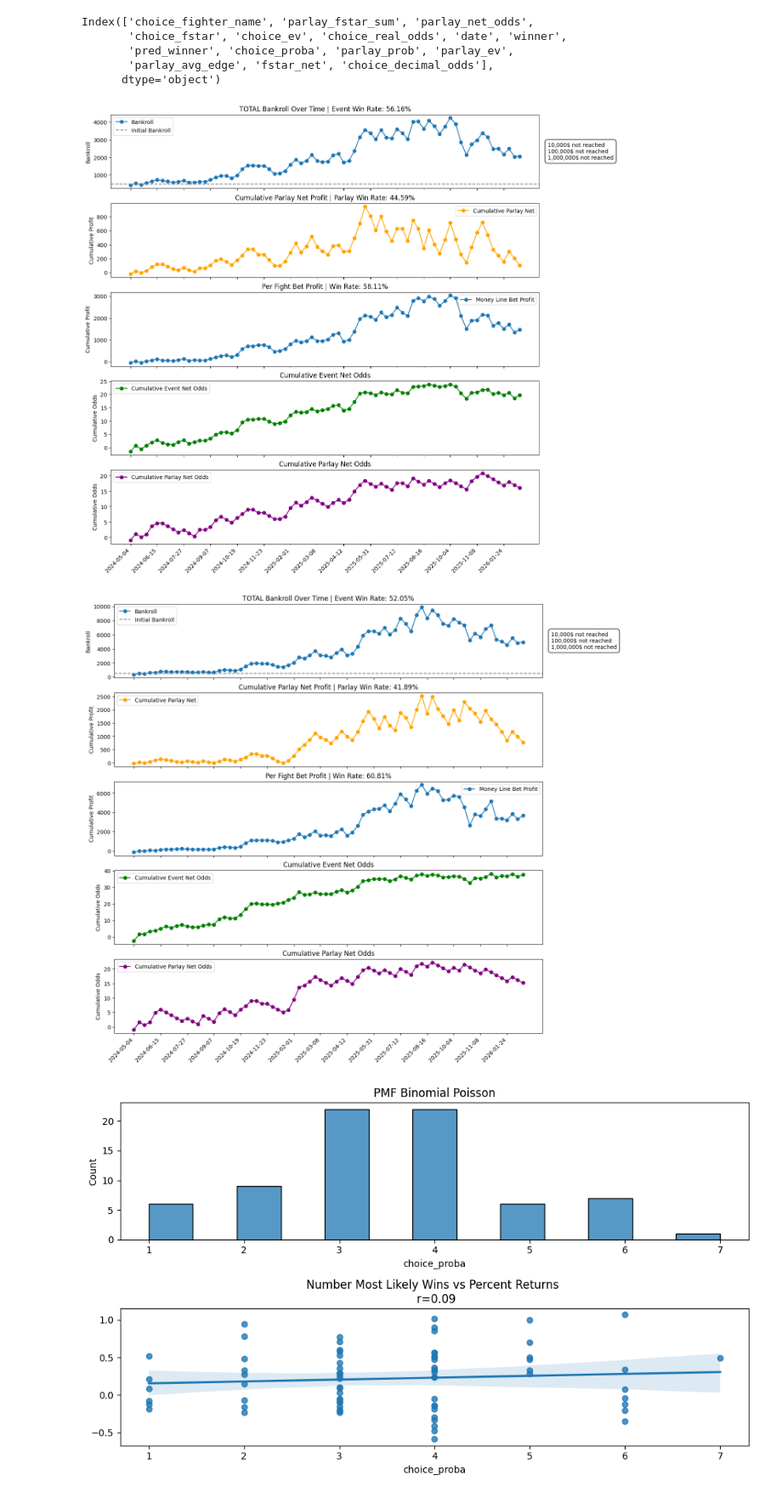
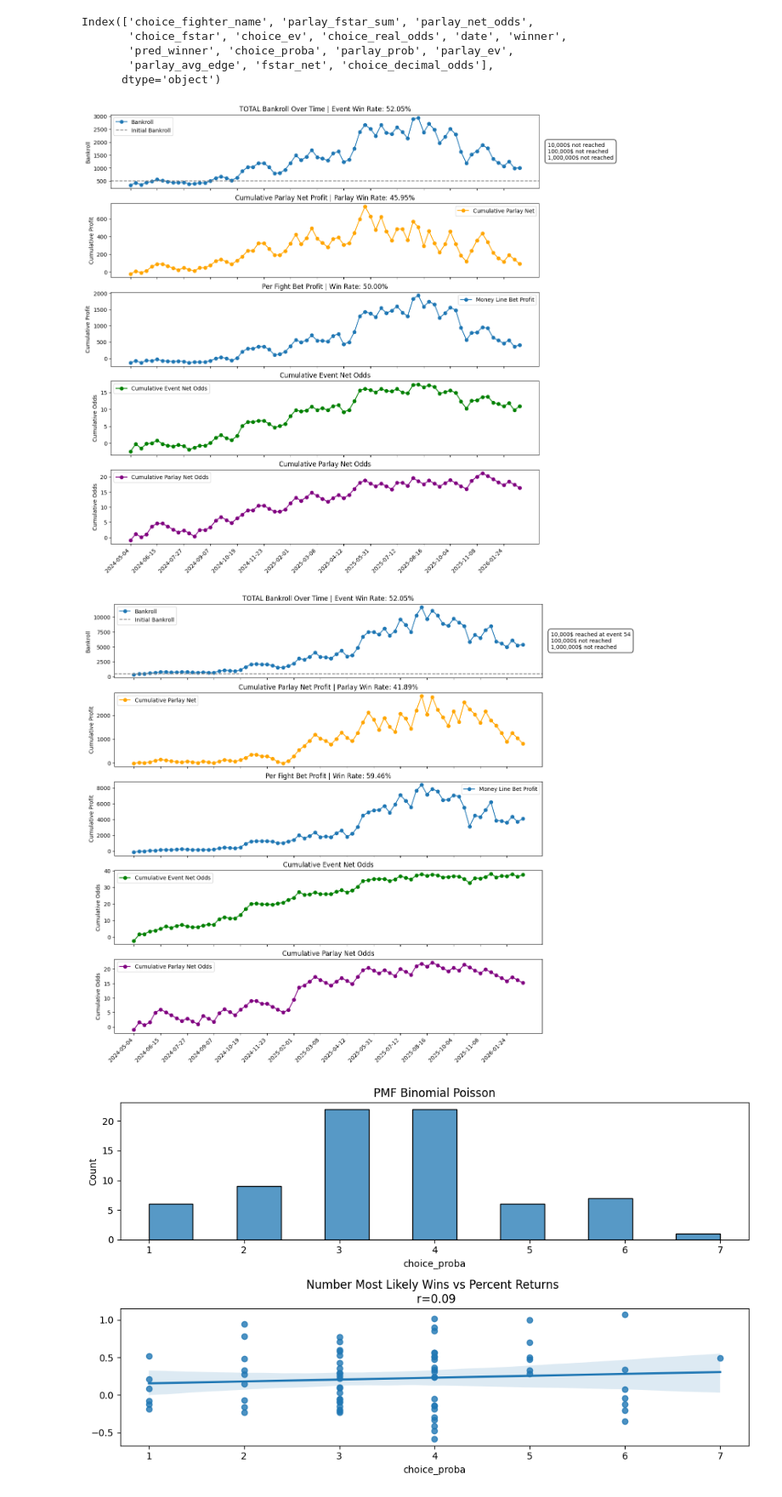
Before and after one commit to jcmarkowicz/sports_betting, a Jupyter notebook: BettingStrategy/KellyStrategy/betting_backtest/kelly_sim.ipynb, the cells around one changed output. Shown at 85% size. Cells and saved outputs as stored; diff of their text form; code cells hidden in the pictures.

```diff
--- a/BettingStrategy/KellyStrategy/betting_backtest/kelly_sim.ipynb
+++ b/BettingStrategy/KellyStrategy/betting_backtest/kelly_sim.ipynb
@@ -129,7 +129,7 @@ df_kelly1, df_kelly1_parlay = simulate_kelly(
     portfolio_scaling=False,
     adaptive_scaling=True,
     max_drawdown=.25,
-    N=1000,
+    N=250,
     calc_parlay=True
 )
 
@@ -140,39 +140,39 @@ df_kelly1.to_csv(r'C:\Users\jcmar\my_files\SportsBetting\data\kelly_results\kell
 df_kelly1.to_csv(r'C:\Users\jcmar\my_files\SportsBetting\streamlit\data\kelly_close1.csv')
 df_kelly1_parlay.to_csv(r'C:\Users\jcmar\my_files\SportsBetting\streamlit\data\parlay_close1.csv')
 # %% [output]
-[figure, old version]
+[figure, new version]
 # %%
 df_test_close = pd.read_csv(r'C:\Users\jcmar\my_files\SportsBetting\data\model_results\test_logit_close2.csv')
 
 
 prob_cols = ['proba_blue', 'proba_red']
 # fair_decimal_odds = ['dec_fair_open_blue', 'dec_fair_open_red']
 fair_decimal_odds = ['dec_fair_close2_blue', 'dec_fair_close2_red']  # your decimal odds columns
 real_decimal_odds = ['dec_close2_blue', 'dec_close2_red']
 df_kelly2, df_kelly2_parlay = simulate_kelly(
     df_test_close,
     prob_cols=prob_cols,
     fair_decimal_cols=fair_decimal_odds,
     real_decimal_cols=real_decimal_odds,
     pred_winner_col='pred_winner',
     date_col='date',
     init_bankroll=500,
     bankroll_floor=100,
     portfolio_scaling=False,
     adaptive_scaling=True,
     max_drawdown=.25,
-    N=1000,
+    N=250,
     calc_parlay=True
 )
 
 plot_fp = r'C:\Users\jcmar\my_files\SportsBetting\Data\plot_pngs\close2_kelly_sim.png'
 plot_backtest(df_kelly2, 500, path=plot_fp)
 
 df_kelly2.to_csv(r'C:\Users\jcmar\my_files\SportsBetting\data\kelly_results\kelly_close2.csv')
 df_kelly2.to_csv(r'C:\Users\jcmar\my_files\SportsBetting\streamlit\data\kelly_close2.csv')
 df_kelly2_parlay.to_csv(r'C:\Users\jcmar\my_files\SportsBetting\streamlit\data\parlay_close2.csv')
 # %% [output]
-[figure, old version]
+[figure, new version]
 # %%
 df_kelly = pd.read_csv(r'C:\Users\jcmar\my_files\SportsBetting\data\kelly_results\kelly_open.csv')
 df_parlay = pd.read_csv(r'C:\Users\jcmar\my_files\SportsBetting\streamlit\data\parlay_open.csv')
```
Also changed, not shown: parts of 1 cell of this notebook, 26 other files.
